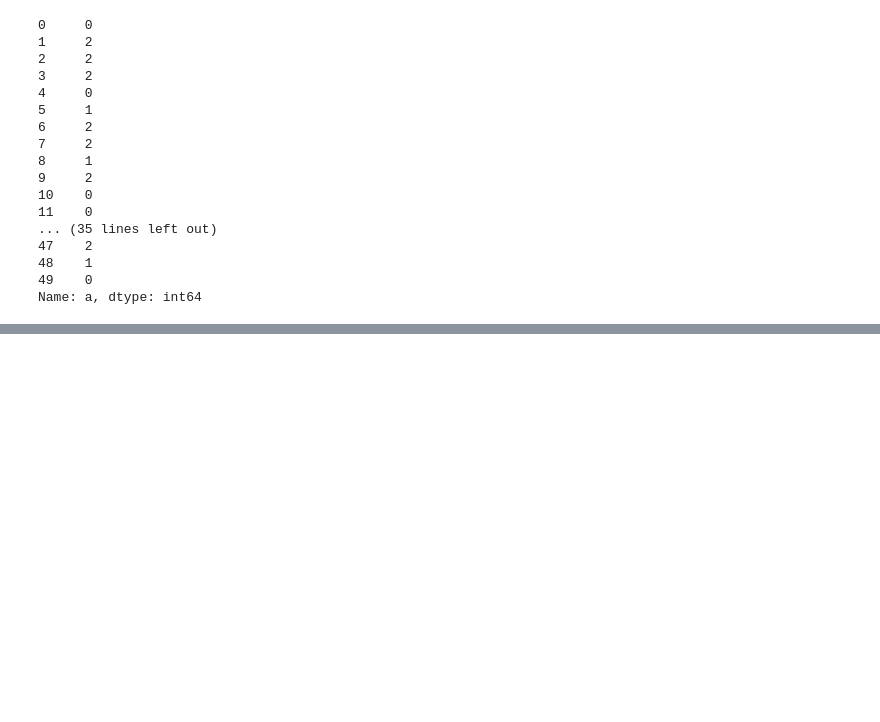
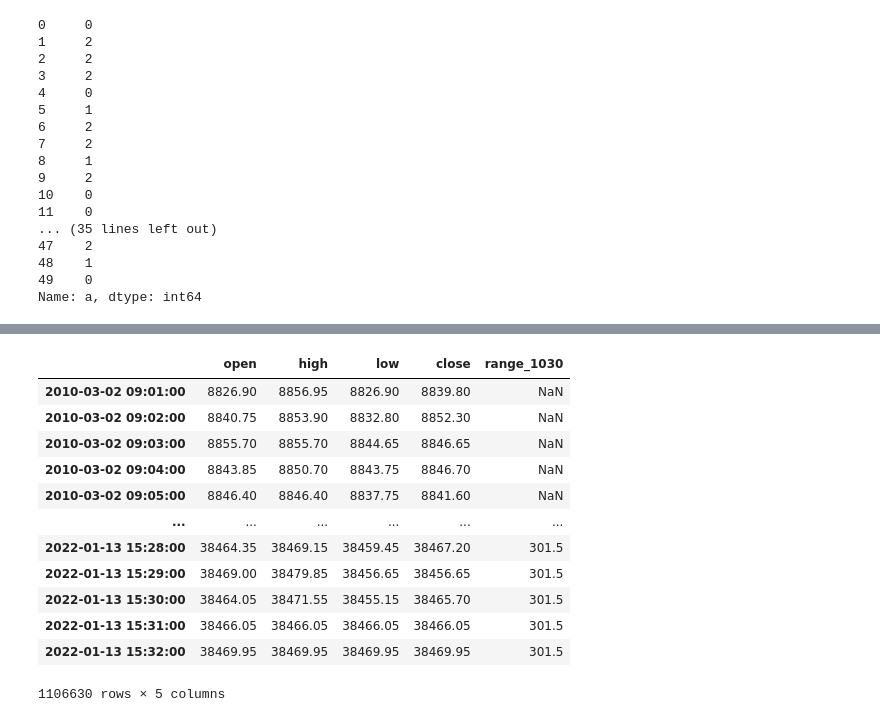
Before and after one commit to xooca/quant_game, a Jupyter notebook: ml_model.ipynb, the cells around one changed output, grey strips where cells are left out. Saved outputs shown, nothing was run; the diff lists cells and outputs as text; code cells hidden in the pictures; blank space fills up the shorter version.

```diff
--- a/ml_model.ipynb
+++ b/ml_model.ipynb
@@ -165,3 +174,7 @@ t
 48    1
 49    0
 Name: a, dtype: int64
+# %%
+i = pd.date_range('2018-04-09', periods=100, freq='30min')
+ts = pd.DataFrame({'A': list(range(100))}, index=i)
+ts
@@ -167,0 +263,12 @@ Name: a, dtype: int64
+# %%
+base_df.index = pd.to_datetime(base_df.index)
+base_df = base_df.sort_index()
+base_df = base_df[~base_df.index.duplicated(keep='first')]
+s1 = base_df['high'].between_time('09:00', '10:30').groupby(pd.Grouper(freq='d')).max() - base_df['low'].between_time('09:00', '10:30').groupby(pd.Grouper(freq='d')).min()
+#s1 = ts['A'].between_time('09:00', '10:30').groupby(pd.Grouper(freq='d')).max()
+#s1.index  =str(s1.index) + '10:30:00'
+s1.index = pd.to_datetime(s1.index)
+s1 = s1.sort_index()
+c = [int(i) for i in x.split(':')]
+s1.index = s1.index + pd.DateOffset(minutes=c[0]*60 + c[1])
+pd.DataFrame(s1)
@@ -167,0 +288,22 @@ Name: a, dtype: int64
+# %%
+s1 = pd.DataFrame(s1,columns=['range_1030'])
+# %%
+pd.options.display.max_rows = 100
+# %%
+merge=pd.merge(base_df,s1, how='outer', left_index=True, right_index=True)
+merge['range_1030'] = merge['range_1030'].fillna(method='ffill')
+merge
+# %% [output]
+|  | open | high | low | close | range_1030 |
+| 2010-03-02 09:01:00 | 8826.90 | 8856.95 | 8826.90 | 8839.80 | NaN |
+| 2010-03-02 09:02:00 | 8840.75 | 8853.90 | 8832.80 | 8852.30 | NaN |
+| 2010-03-02 09:03:00 | 8855.70 | 8855.70 | 8844.65 | 8846.65 | NaN |
+| 2010-03-02 09:04:00 | 8843.85 | 8850.70 | 8843.75 | 8846.70 | NaN |
+| 2010-03-02 09:05:00 | 8846.40 | 8846.40 | 8837.75 | 8841.60 | NaN |
+| ... | ... | ... | ... | ... | ... |
+| 2022-01-13 15:28:00 | 38464.35 | 38469.15 | 38459.45 | 38467.20 | 301.5 |
+| 2022-01-13 15:29:00 | 38469.00 | 38479.85 | 38456.65 | 38456.65 | 301.5 |
+| 2022-01-13 15:30:00 | 38464.05 | 38471.55 | 38455.15 | 38465.70 | 301.5 |
+| 2022-01-13 15:31:00 | 38466.05 | 38466.05 | 38466.05 | 38466.05 | 301.5 |
+| 2022-01-13 15:32:00 | 38469.95 | 38469.95 | 38469.95 | 38469.95 | 301.5 |
+1106630 rows × 5 columns
```
Also changed, not shown: parts of 16 cells of this notebook.
